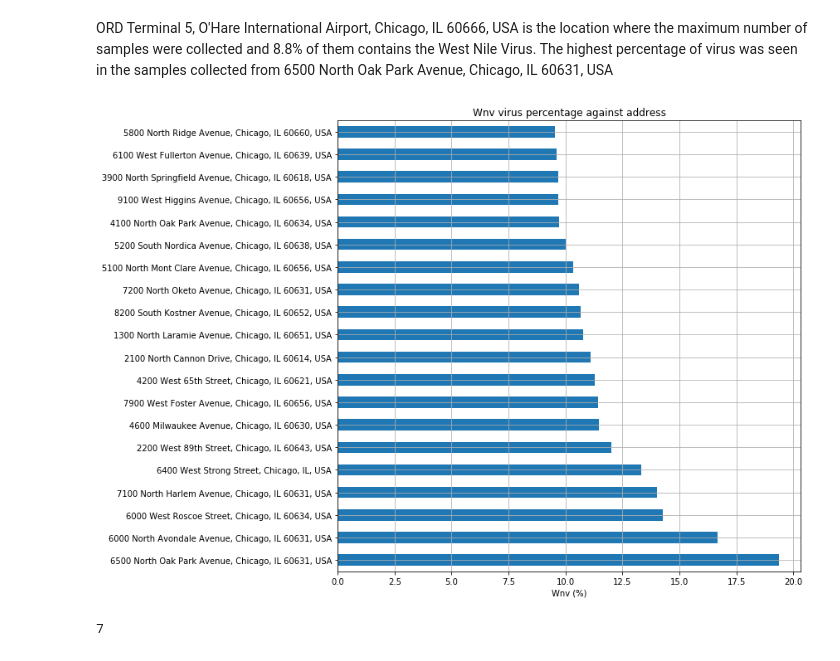
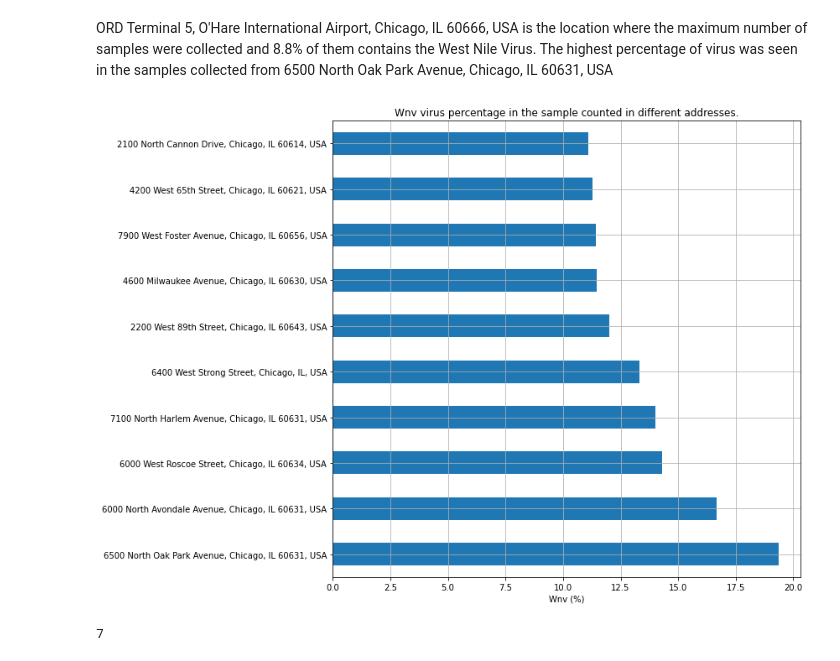
Before and after one commit to rajkoju/Virus, a Jupyter notebook: virus.ipynb, the cells around one changed output. Cells and saved outputs as stored; diff of their text form; code cells hidden in the pictures.

```diff
--- a/virus.ipynb
+++ b/virus.ipynb
@@ -293,10 +272,10 @@ Address_count.sort_values(by='Wnv_percent',ascending=False)
 # %% [markdown]
 ORD Terminal 5, O'Hare International Airport, Chicago, IL 60666, USA  is the location where the maximum number of samples were collected and 8.8% of them contains the West Nile Virus. The highest percentage of virus was seen in the samples collected from 6500 North Oak Park Avenue, Chicago, IL 60631, USA
 # %%
-Address_count.Wnv_percent.sort_values(ascending=False).head(20).plot(kind='barh', figsize=(10, 10), title='Wnv virus percentage against address')
+Address_count.Wnv_percent.sort_values(ascending=False).head(10).plot(kind='barh', figsize=(10, 10), title='Wnv virus percentage in the sample counted in different addresses.')
 plt.xlabel('Wnv (%)')
 plt.grid()
 plt.show()
 # %% [output]
-[figure, old version]
+[figure, new version]
 # %%
```
Also changed, not shown: parts of 149 cells of this notebook, 2 other files.
